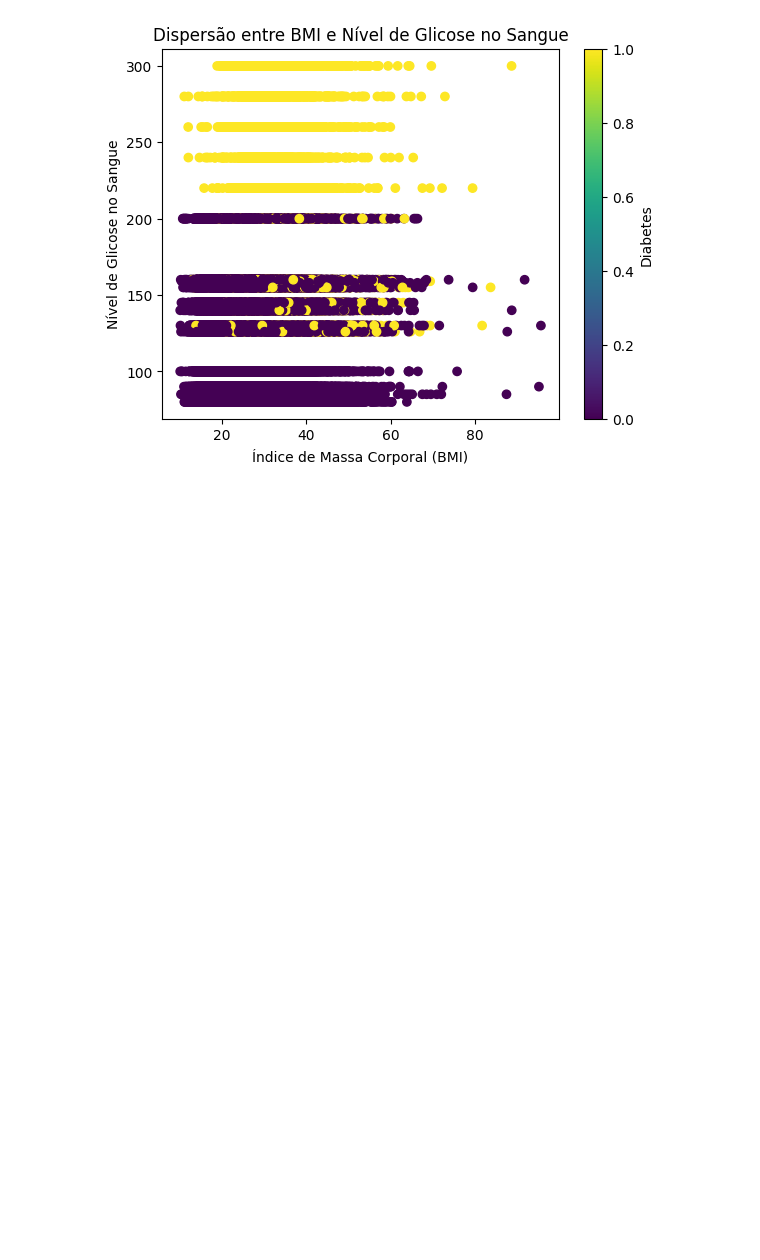
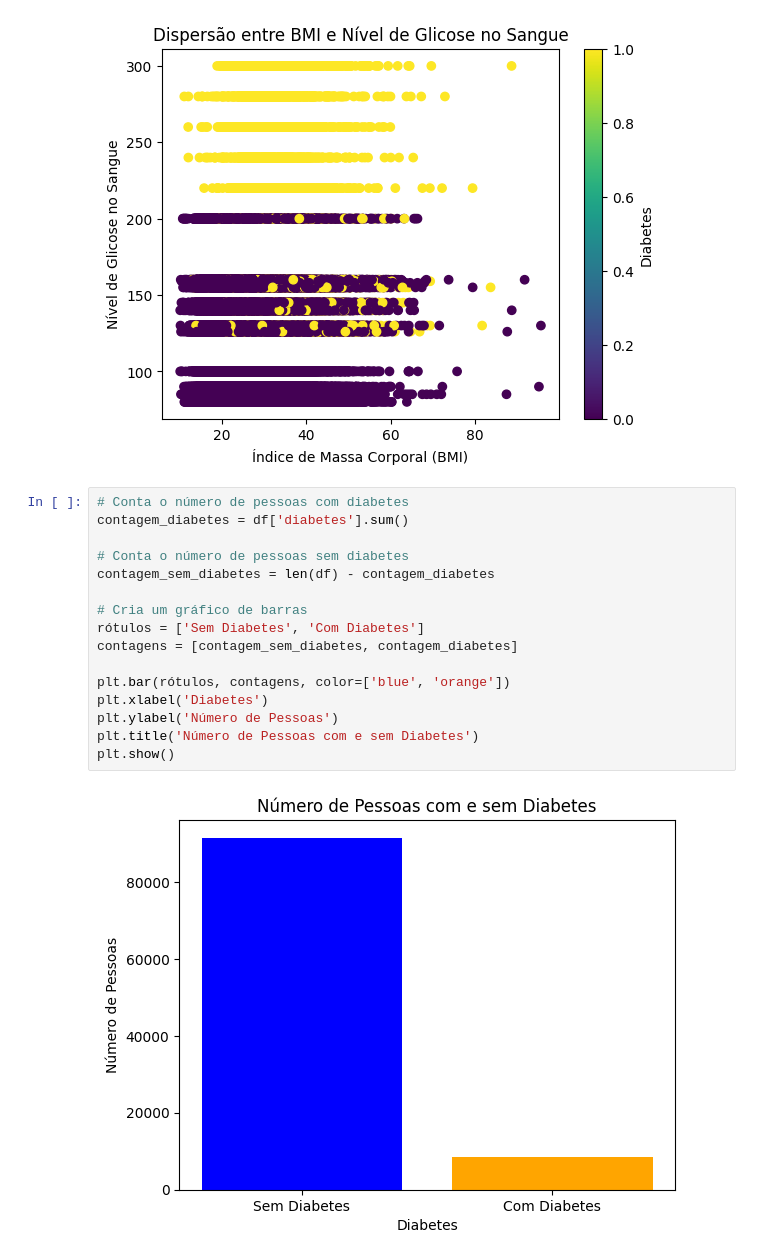
Before and after one commit to joaoPedroJPBR/TCC, a Jupyter notebook: analise.ipynb, the cells around one changed output. Cells and saved outputs as stored; diff of their text form; blank space fills up the shorter version.

```diff
--- a/analise.ipynb
+++ b/analise.ipynb
@@ -76,3 +76,21 @@ plt.title('Dispersão entre BMI e Nível de Glicose no Sangue')
 plt.show()
 # %% [output]
 [figure]
+# %%
+# Conta o número de pessoas com diabetes
+contagem_diabetes = df['diabetes'].sum()
+
+# Conta o número de pessoas sem diabetes
+contagem_sem_diabetes = len(df) - contagem_diabetes
+
+# Cria um gráfico de barras
+rótulos = ['Sem Diabetes', 'Com Diabetes']
+contagens = [contagem_sem_diabetes, contagem_diabetes]
+
+plt.bar(rótulos, contagens, color=['blue', 'orange'])
+plt.xlabel('Diabetes')
+plt.ylabel('Número de Pessoas')
+plt.title('Número de Pessoas com e sem Diabetes')
+plt.show()
+# %% [output]
+[figure, added]
```
Also changed, not shown: 3 other files.
